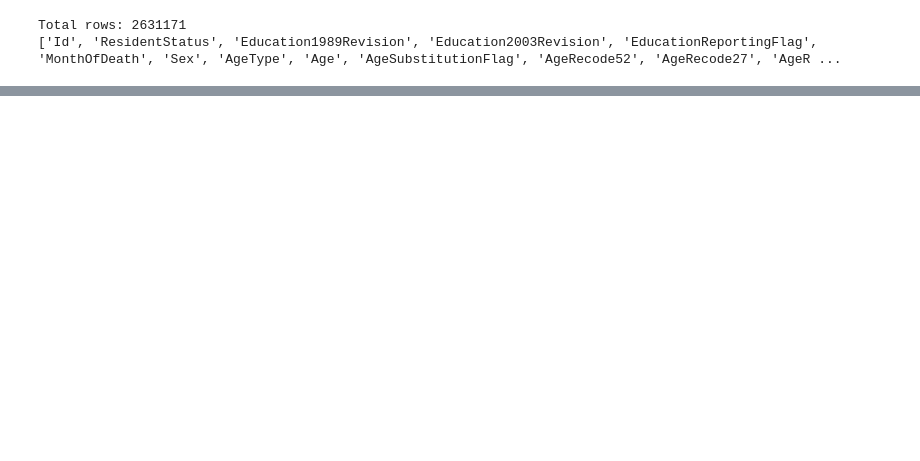
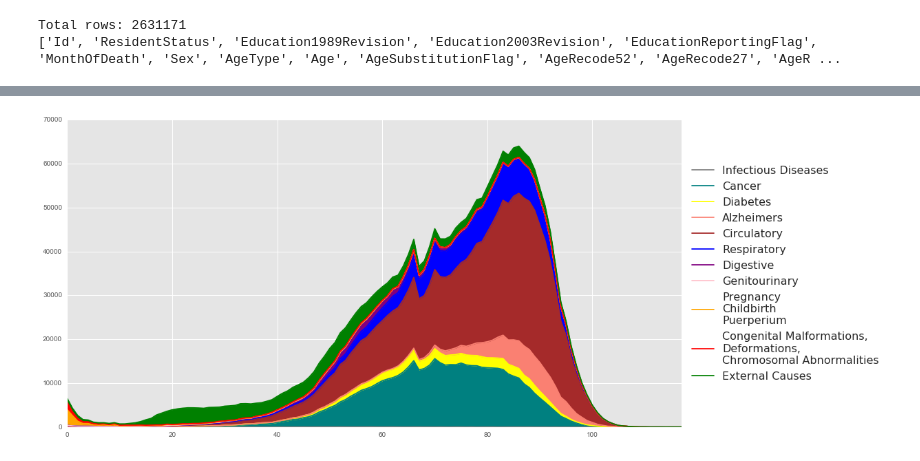
Before and after one commit to happytcj/2016_Mortality, a Jupyter notebook: Wrangle.ipynb, the cells around one changed output, grey strips where cells are left out. Saved outputs shown, nothing was run; the diff lists cells and outputs as text; code cells hidden in the pictures; blank space fills up the shorter version.

```diff
--- a/Wrangle.ipynb
+++ b/Wrangle.ipynb
@@ -53,0 +100,12 @@ ValueError: Argument dimensions are incompatible
+# %%
+stacked_df = pd.DataFrame(data=stacked_data_20, index=range(len(stacked_data_20)), columns=recode20)
+# %%
+f = plt.figure()
+stacked_df.plot.area(ax=f.gca(), colors=colors)
+plt.legend(loc='center left', bbox_to_anchor=(1.0, 0.5))
+plt.xlabel('Age')
+plt.ylabel('Number of Deaths')
+# plt.savefig('tmp')
+pass
+# %% [output]
+[figure, added]
```
Also changed, not shown: parts of 10 cells of this notebook.
